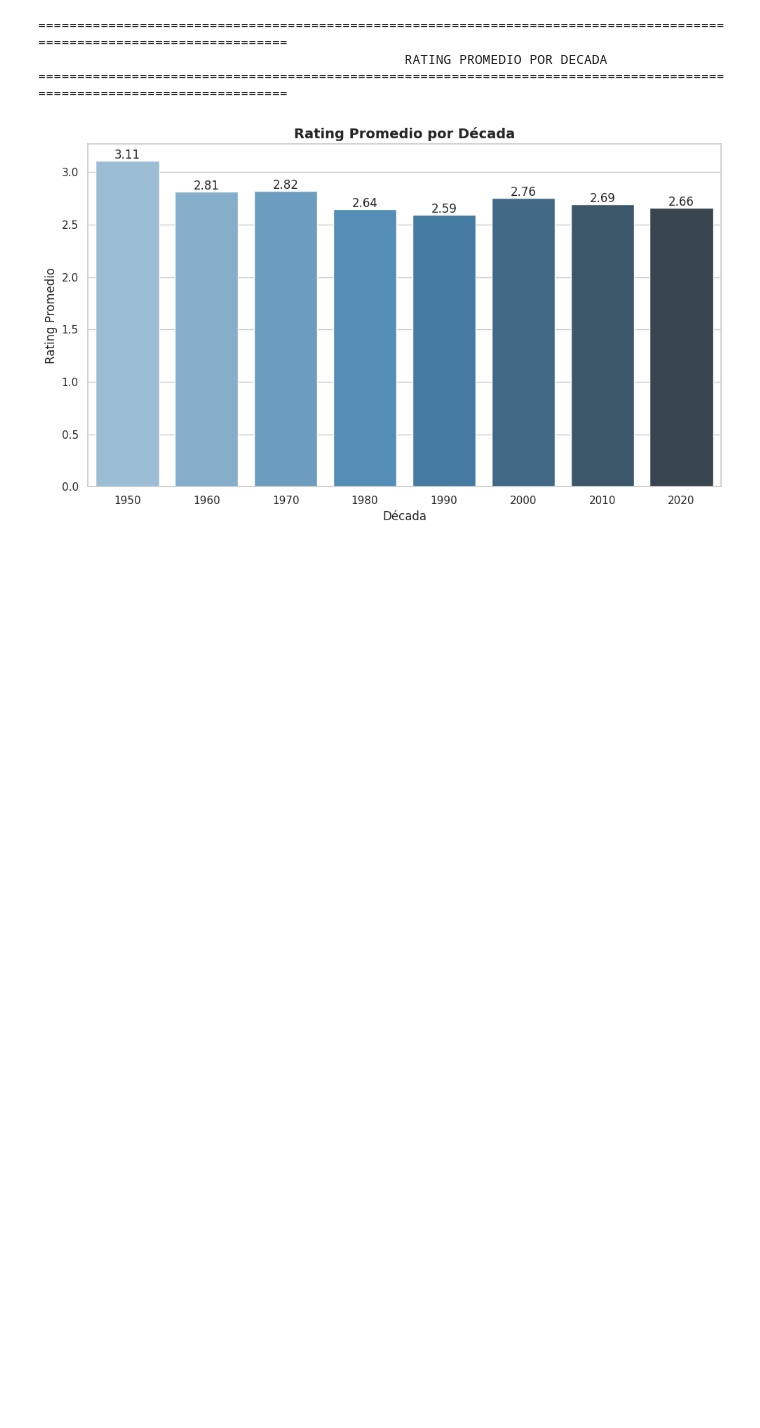
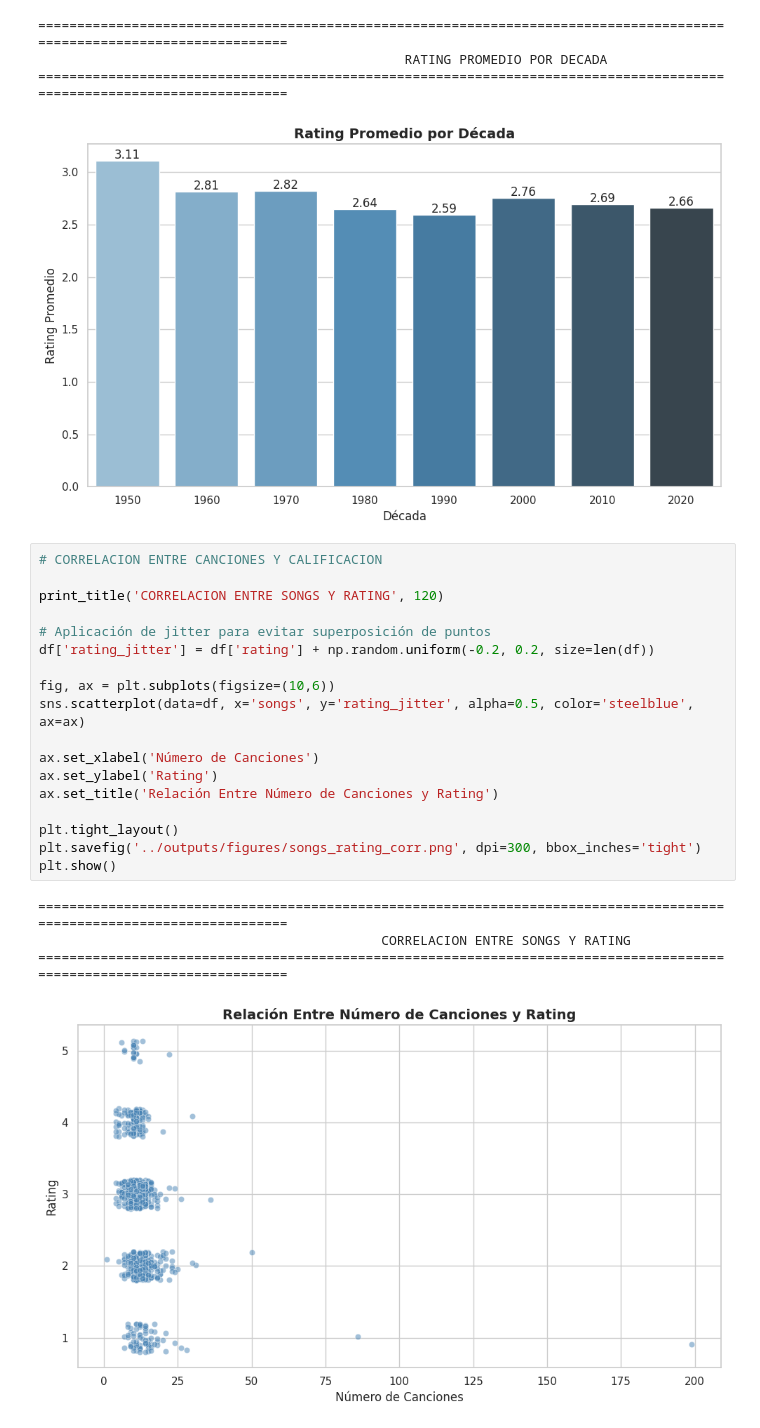
Before and after one commit to BCrown7/music-data-analysis, a Jupyter notebook: notebooks/eda_analysis.ipynb, the cells around one changed output. Drawn from its saved outputs; the diff is of its cells as text; blank space fills up the shorter version.

```diff
--- a/notebooks/eda_analysis.ipynb
+++ b/notebooks/eda_analysis.ipynb
@@ -105,3 +105,26 @@ plt.show()
                                                RATING PROMEDIO POR DECADA
 ========================================================================================================================
 [figure]
+# %%
+# CORRELACION ENTRE CANCIONES Y CALIFICACION
+
+print_title('CORRELACION ENTRE SONGS Y RATING', 120)
+
+# Aplicación de jitter para evitar superposición de puntos
+df['rating_jitter'] = df['rating'] + np.random.uniform(-0.2, 0.2, size=len(df))
+
+fig, ax = plt.subplots(figsize=(10,6))
+sns.scatterplot(data=df, x='songs', y='rating_jitter', alpha=0.5, color='steelblue', ax=ax)
+
+ax.set_xlabel('Número de Canciones')
+ax.set_ylabel('Rating')
+ax.set_title('Relación Entre Número de Canciones y Rating')
+
+plt.tight_layout()
+plt.savefig('../outputs/figures/songs_rating_corr.png', dpi=300, bbox_inches='tight')
+plt.show()
+# %% [output]
+========================================================================================================================
+                                            CORRELACION ENTRE SONGS Y RATING
+========================================================================================================================
+[figure, added]
```
Also changed, not shown: parts of 2 cells of this notebook.
